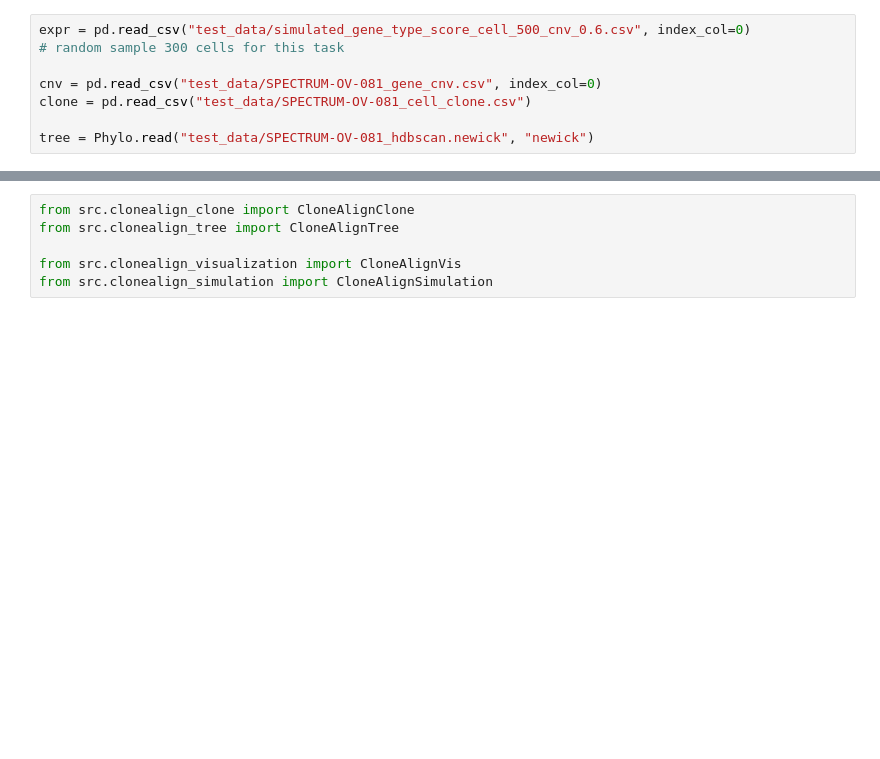
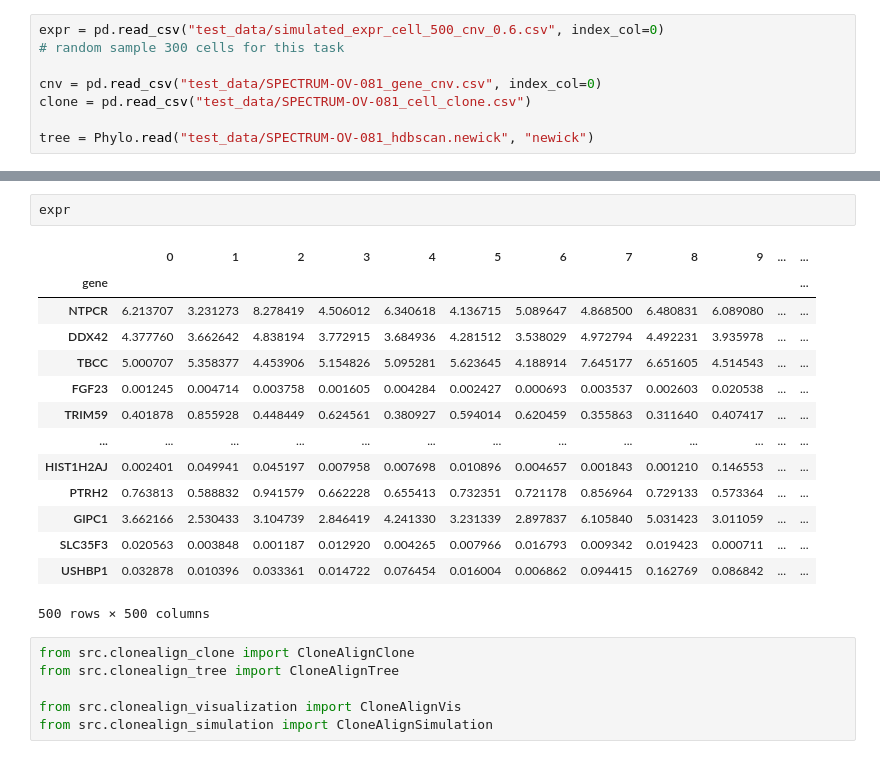
Before and after one commit to shahcompbio/TreeAlign, a Jupyter notebook: test_clonealign_vis.ipynb, the cells around one changed output, grey strips where cells are left out. Saved outputs shown, nothing was run; the diff lists cells and outputs as text; blank space fills up the shorter version.

```diff
--- a/test_clonealign_vis.ipynb
+++ b/test_clonealign_vis.ipynb
@@ -8,5 +11,5 @@ import numpy as np
 # %%
-expr = pd.read_csv("test_data/simulated_gene_type_score_cell_500_cnv_0.6.csv", index_col=0)
+expr = pd.read_csv("test_data/simulated_expr_cell_500_cnv_0.6.csv", index_col=0)
 # random sample 300 cells for this task
 
 cnv = pd.read_csv("test_data/SPECTRUM-OV-081_gene_cnv.csv", index_col=0)
@@ -31,3 +19,20 @@ tree = Phylo.read("test_data/SPECTRUM-OV-081_hdbscan.newick", "newick")
+# %%
+expr
+# %% [output]
+|  | 0 | 1 | 2 | 3 | 4 | 5 | 6 | 7 | 8 | 9 | ... | ... |
+| gene |  |  |  |  |  |  |  |  |  |  |  | ... |
+| NTPCR | 6.213707 | 3.231273 | 8.278419 | 4.506012 | 6.340618 | 4.136715 | 5.089647 | 4.868500 | 6.480831 | 6.089080 | ... | ... |
+| DDX42 | 4.377760 | 3.662642 | 4.838194 | 3.772915 | 3.684936 | 4.281512 | 3.538029 | 4.972794 | 4.492231 | 3.935978 | ... | ... |
+| TBCC | 5.000707 | 5.358377 | 4.453906 | 5.154826 | 5.095281 | 5.623645 | 4.188914 | 7.645177 | 6.651605 | 4.514543 | ... | ... |
+| FGF23 | 0.001245 | 0.004714 | 0.003758 | 0.001605 | 0.004284 | 0.002427 | 0.000693 | 0.003537 | 0.002603 | 0.020538 | ... | ... |
+| TRIM59 | 0.401878 | 0.855928 | 0.448449 | 0.624561 | 0.380927 | 0.594014 | 0.620459 | 0.355863 | 0.311640 | 0.407417 | ... | ... |
+| ... | ... | ... | ... | ... | ... | ... | ... | ... | ... | ... | ... | ... |
+| HIST1H2AJ | 0.002401 | 0.049941 | 0.045197 | 0.007958 | 0.007698 | 0.010896 | 0.004657 | 0.001843 | 0.001210 | 0.146553 | ... | ... |
+| PTRH2 | 0.763813 | 0.588832 | 0.941579 | 0.662228 | 0.655413 | 0.732351 | 0.721178 | 0.856964 | 0.729133 | 0.573364 | ... | ... |
+| GIPC1 | 3.662166 | 2.530433 | 3.104739 | 2.846419 | 4.241330 | 3.231339 | 2.897837 | 6.105840 | 5.031423 | 3.011059 | ... | ... |
+| SLC35F3 | 0.020563 | 0.003848 | 0.001187 | 0.012920 | 0.004265 | 0.007966 | 0.016793 | 0.009342 | 0.019423 | 0.000711 | ... | ... |
+| USHBP1 | 0.032878 | 0.010396 | 0.033361 | 0.014722 | 0.076454 | 0.016004 | 0.006862 | 0.094415 | 0.162769 | 0.086842 | ... | ... |
+500 rows × 500 columns
 # %%
 from src.clonealign_clone import CloneAlignClone
 from src.clonealign_tree import CloneAlignTree
```
Also changed, not shown: parts of 8 cells of this notebook, 1 other file.
